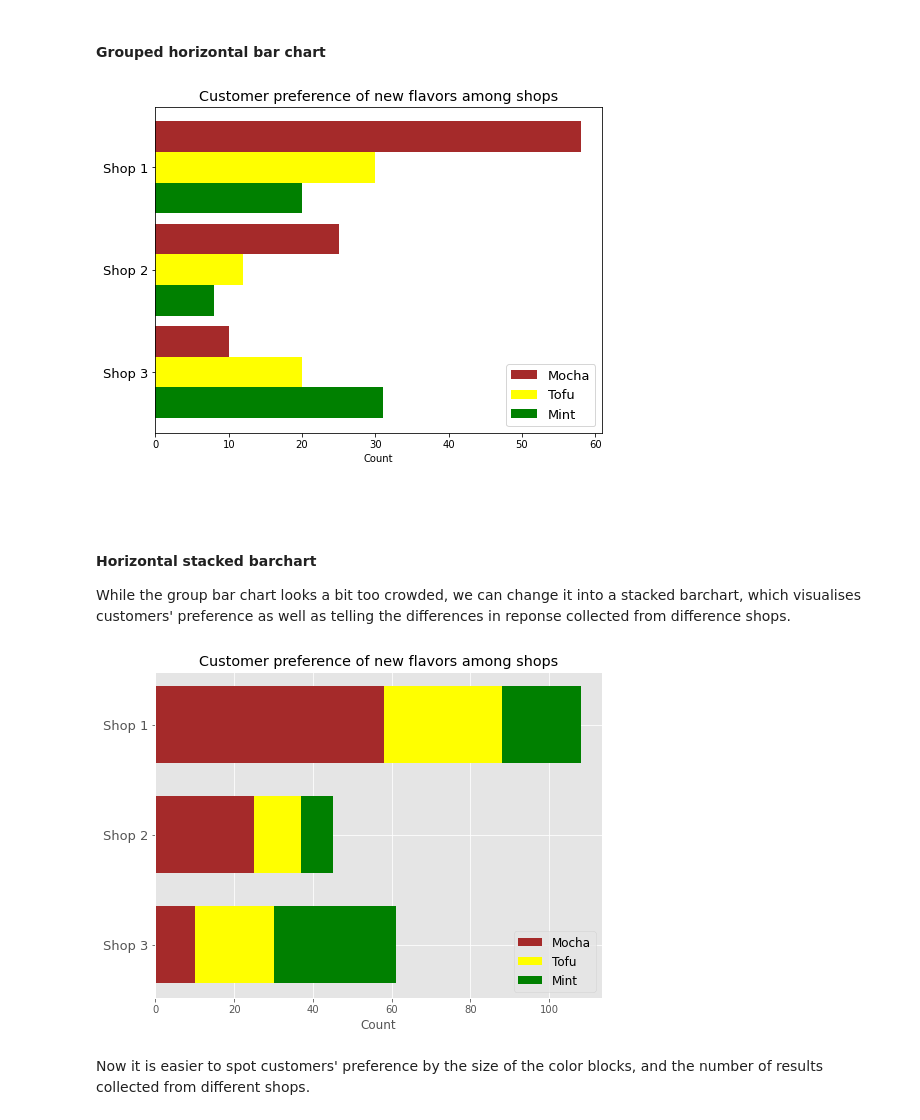
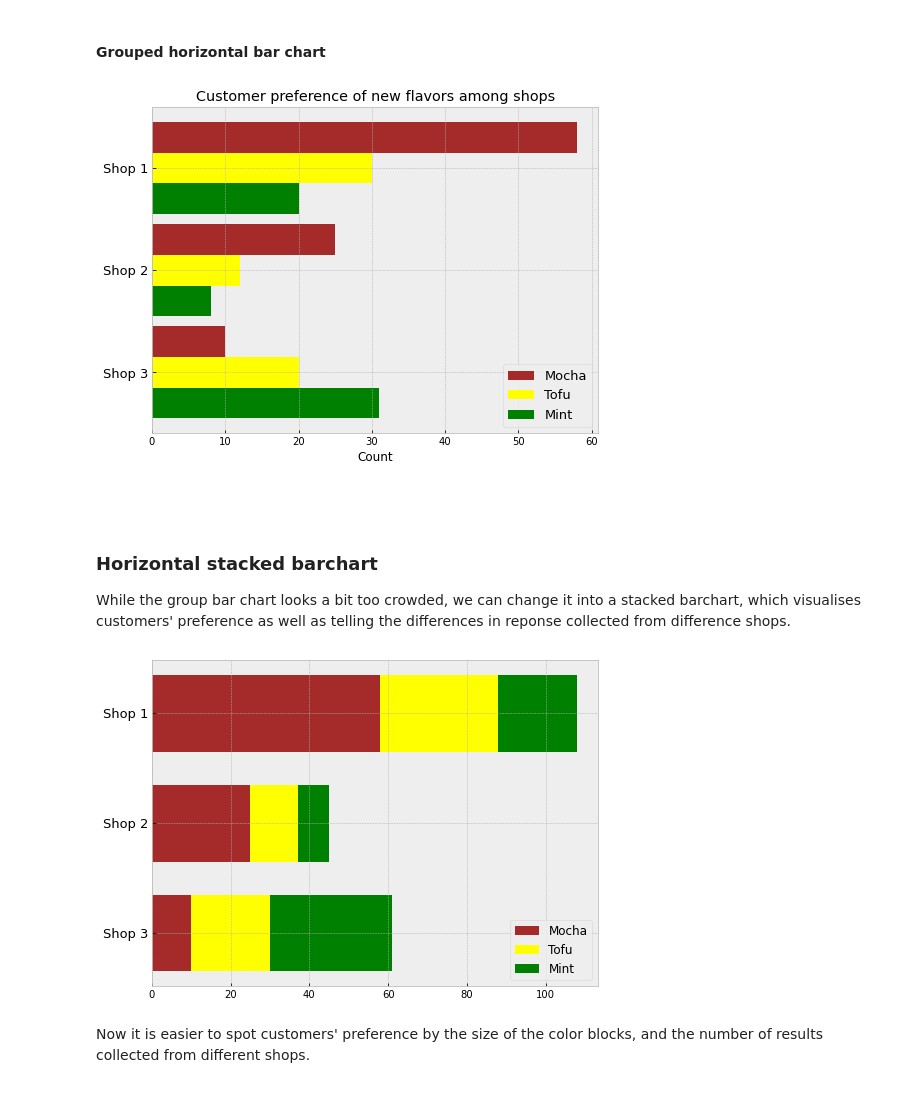
Before and after one commit to HazelIP/Fundamental_DA, a Jupyter notebook: pyplot/pyplot.ipynb, the cells around one changed output. Cells and saved outputs as stored; diff of their text form; code cells hidden in the pictures.

```diff
--- a/pyplot/pyplot.ipynb
+++ b/pyplot/pyplot.ipynb
@@ -142,7 +133,7 @@ ax.set_yticks(y_pos)
 ax.set_yticklabels(category)
 ax.set_xlabel('Count')
 ax.set_title('Chocolate is your favourite ice-cream flavor')
-plt.style.use('classic')
+plt.style.use('bmh')
 
 plt.show()
 # %% [output]
@@ -173,49 +164,39 @@ plt.barh(y=y_pos, width=df['tofu'], color='yellow', label='Tofu', height=height)
 plt.barh(y=y_pos+height, width=df['mint'], color='green', label='Mint',height=height)
 
 plt.yticks(y_pos, df["shop"],fontsize=13)
-plt.legend(fontsize=13)
-plt.style.use('ggplot')
+plt.legend(fontsize=13, loc="best")
 plt.xlabel("Count")
 plt.title("Customer preference of new flavors among shops")
 plt.gca().invert_yaxis()
 
 plt.show()
 # %% [output]
-[figure, old version]
+[figure, new version]
 # %% [markdown]
 <br>
 # %% [markdown]
-#### Horizontal stacked barchart
+### Horizontal stacked barchart
 While the group bar chart looks a bit too crowded, we can change it into a stacked barchart, which visualises customers' preference as well as telling the differences in reponse collected from difference shops.
 # %%
 # using data from above plot
-
+# set bar position
 height = 0.7
 y_pos = np.arange(len(df['shop']))
 
 # left parameter indicates where the next color bar starts
 mocha = plt.barh(y=y_pos, width=df['mocha'], height=height, color='brown', label='Mocha')
 tofu= plt.barh(y=y_pos, width=df['tofu'], color='yellow', label='Tofu', height=height, left=df['mocha'])
 mint = plt.barh(y=y_pos, width=df['mint'], color='green', label='Mint',height=height,left=df['mocha']+df['tofu'])
 
 plt.yticks(y_pos,labels=df['shop'],fontsize=13)
 plt.legend(fontsize=12, loc="best")
-plt.style.use('ggplot')
-plt.xlabel("Count")
-plt.title("Customer preference of new flavors among shops")
+ax.set_xlabel("Count")
+ax.set_title("Customer preference of new flavors among shops")
 
-'''for rowNum, row in df.iterrows():
-  xpos=0
-  for val in row:
-    xpos= xpos+ int(val)
-    plt.text(xpos+1, rowNum-0.05, str(val), color='black')'''
-#plt.bar_label(mocha, labels=[58,25,10])
-#plt.bar_label(tofu, padding=3)
-#plt.bar_label(mint, padding=3)
 plt.gca().invert_yaxis()
 plt.show()
 # %% [output]
-[figure, old version]
+[figure, new version]
 # %% [markdown]
 Now it is easier to spot customers' preference by the size of the color blocks, and the number of results collected from different shops.
 # %% [markdown]
```
Also changed, not shown: parts of 29 cells of this notebook.
